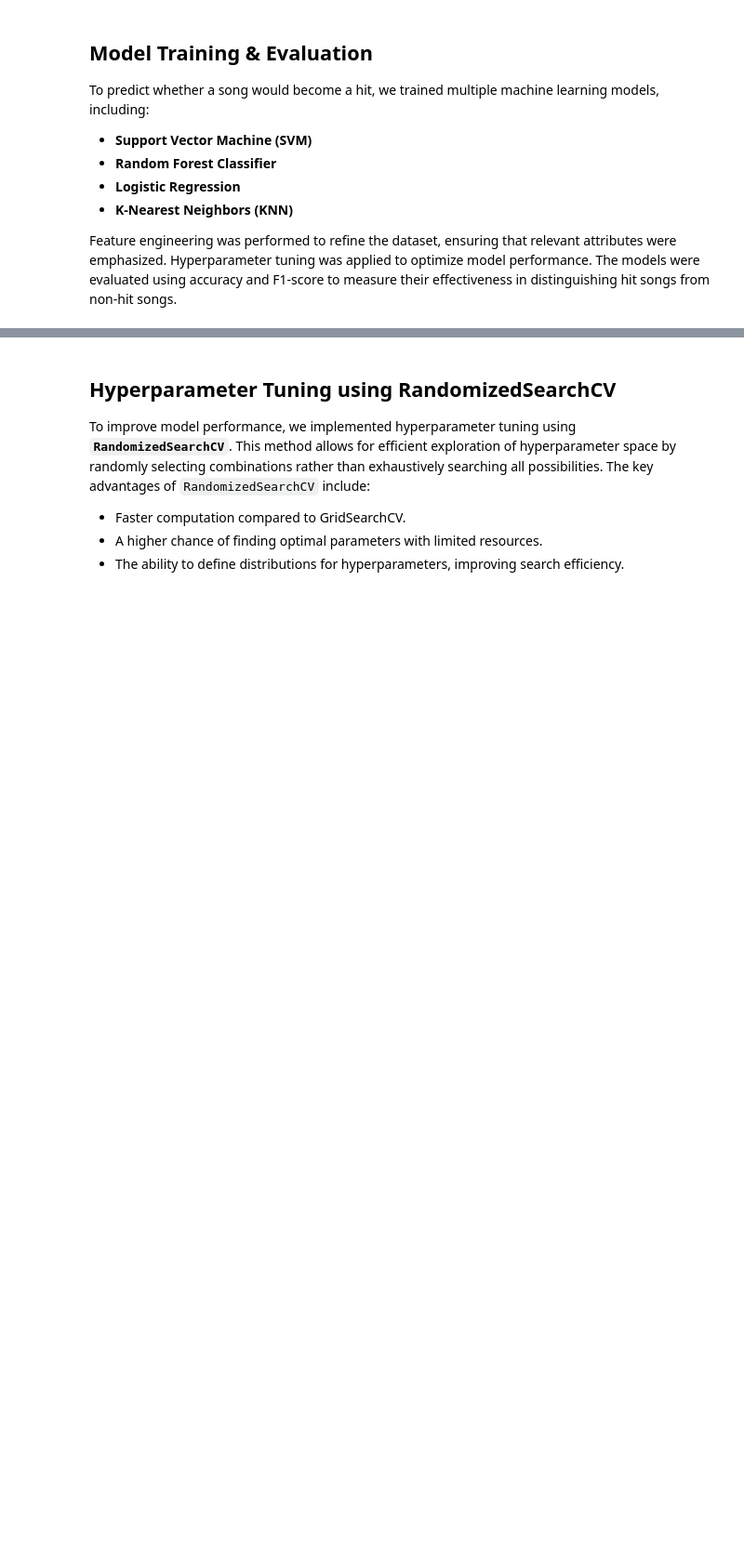
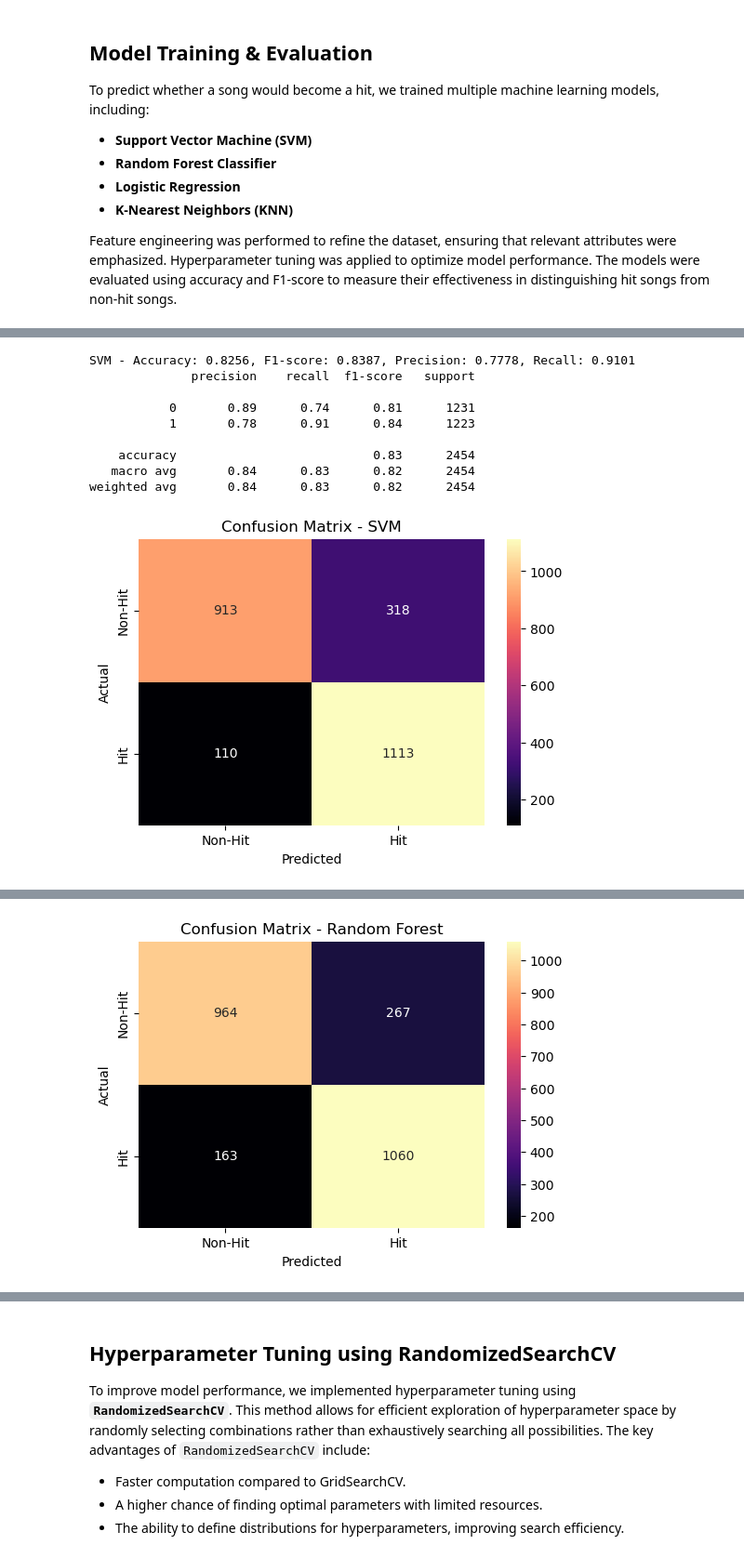
Before and after one commit to aayush010904/spotify_hits_predictor, a Jupyter notebook: Spotify_hits_predictor.ipynb, the cells around one changed output, grey strips where cells are left out. Shown at 93% size. Saved outputs shown, nothing was run; the diff lists cells and outputs as text; code cells hidden in the pictures; blank space fills up the shorter version.

```diff
--- a/Spotify_hits_predictor.ipynb
+++ b/Spotify_hits_predictor.ipynb
@@ -269,0 +318,79 @@ weighted avg       0.72      0.72      0.72      8222
+# %%
+pca_optimal = PCA(n_components=13)
+X_pca_opt = pca_optimal.fit_transform(X_scaled)
+# %%
+# Split data into training and testing sets
+X_train, X_test, y_train, y_test = train_test_split(X_pca_opt, y, test_size=0.2, random_state=42)
+# %%
+# Model Training and Evaluation
+models = {
+    "SVM": SVC(probability = True),
+    "Random Forest": RandomForestClassifier(),
+    "Logistic Regression": LogisticRegression(),
+    "KNN": KNeighborsClassifier()
+}
+# %%
+import numpy as np
+import matplotlib.pyplot as plt
+import seaborn as sns
+from sklearn.metrics import roc_curve, auc
+
+# Define a dictionary to store FPR, TPR, and AUC for each model
+roc_data = {}
+
+# Iterate through models, fit them, and store their ROC curve details
+for name, model in models.items():
+    model.fit(X_train, y_train)
+    y_probs = model.predict_proba(X_test)[:, 1]  # Get probability scores for the positive class
+    fpr, tpr, _ = roc_curve(y_test, y_probs)
+    roc_auc = auc(fpr, tpr)
+
+    # Store the data for later plotting
+    roc_data[name] = (fpr, tpr, roc_auc)
+
+    # Print performance metrics
+    y_pred = model.predict(X_test)
+    acc = accuracy_score(y_test, y_pred)
+    f1 = f1_score(y_test, y_pred)
+    prec = precision_score(y_test, y_pred)
+    rec = recall_score(y_test, y_pred)
+
+    print(f"{name} - Accuracy: {acc:.4f}, F1-score: {f1:.4f}, Precision: {prec:.4f}, Recall: {rec:.4f}")
+    print(classification_report(y_test, y_pred))
+
+    # Confusion Matrix Heatmap
+    cm = confusion_matrix(y_test, y_pred)
+    plt.figure(figsize=(6, 4))
+    sns.heatmap(cm, annot=True, fmt='d', cmap='magma', xticklabels=['Non-Hit', 'Hit'], yticklabels=['Non-Hit', 'Hit'])
+    plt.xlabel('Predicted')
+    plt.ylabel('Actual')
+    plt.title(f'Confusion Matrix - {name}')
+    plt.savefig(f'{name}_heatmap.png',dpi=300, bbox_inches='tight')
+    plt.show()
+
+
+# --- Plot All ROC Curves ---
+plt.figure(figsize=(8, 6))
+sns.set(style="whitegrid")
+
+for name, (fpr, tpr, roc_auc) in roc_data.items():
+    plt.plot(fpr, tpr, label=f"{name} (AUC = {roc_auc:.2f})", linewidth=2)
+
+# Customize plot
+plt.xlabel("False Positive Rate", fontsize=12)
+plt.ylabel("True Positive Rate", fontsize=12)
+plt.title("ROC Curve Comparison", fontsize=14)
+plt.legend(loc="lower right", fontsize=10)
+plt.savefig('roc_comp.png',dpi=300, bbox_inches='tight')
+plt.show()
+# %% [output]
+SVM - Accuracy: 0.8256, F1-score: 0.8387, Precision: 0.7778, Recall: 0.9101
+              precision    recall  f1-score   support
+
+           0       0.89      0.74      0.81      1231
+           1       0.78      0.91      0.84      1223
+
+    accuracy                           0.83      2454
+   macro avg       0.84      0.83      0.82      2454
+weighted avg       0.84      0.83      0.82      2454
+[figure, added]
@@ -269,0 +406 @@ weighted avg       0.72      0.72      0.72      8222
+[figure, added]
```
Also changed, not shown: parts of 15 cells of this notebook.
